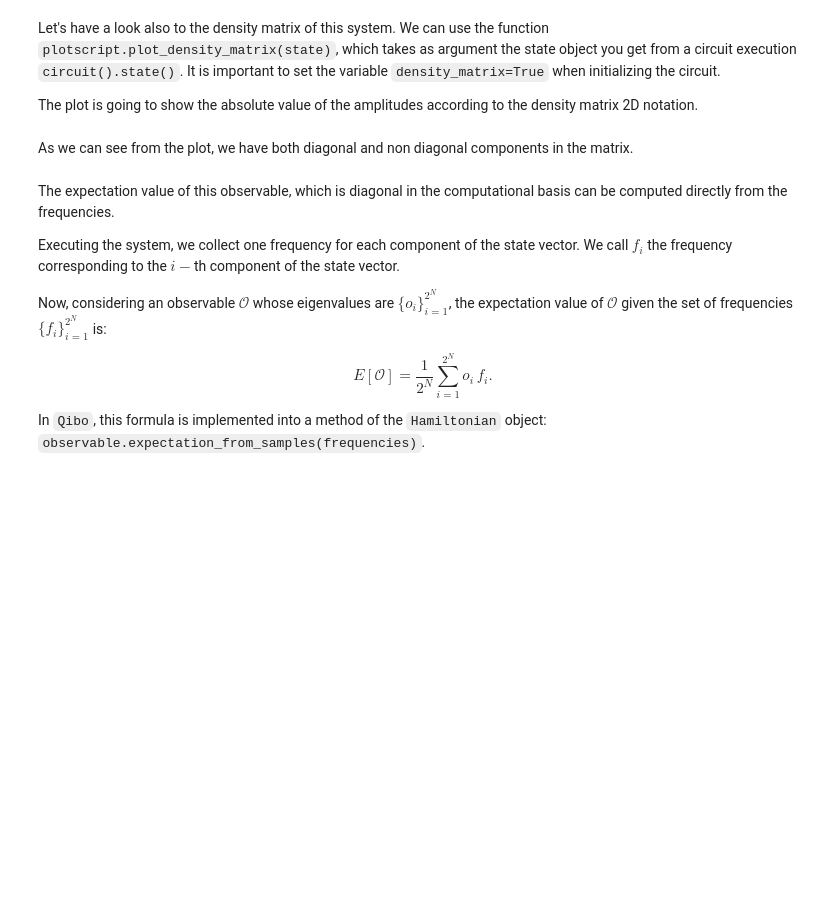
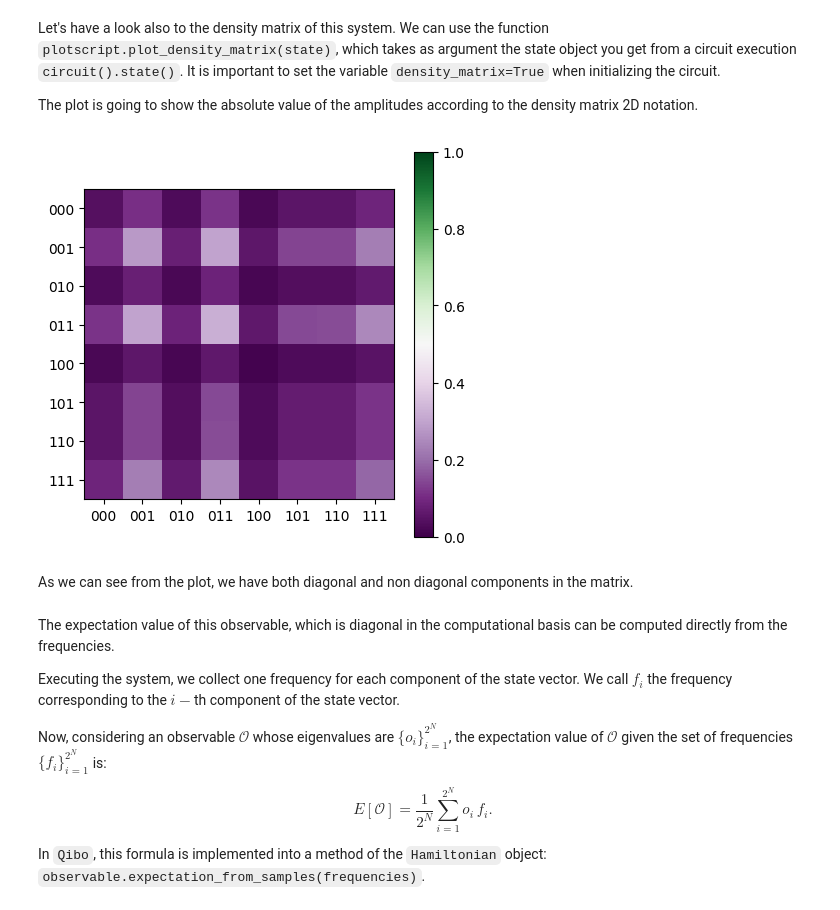
Before and after one commit to qiboteam/qiboedu, a Jupyter notebook: notebooks/Lecture6.ipynb, the cells around one changed output. Drawn from its saved outputs; the diff is of its cells as text; code cells hidden in the pictures; blank space fills up the shorter version.

```diff
--- a/notebooks/Lecture6.ipynb
+++ b/notebooks/Lecture6.ipynb
@@ -85,6 +129,9 @@ We can use the function `plotscript.plot_density_matrix(state)`, which takes as
 The plot is going to show the absolute value of the amplitudes according to the density matrix 2D notation.
 # %%
 # plot the density matrix using plotscripts.plot_density_matrix(state)
+plotscripts.plot_density_matrix(c().state())
+# %% [output]
+[figure, added]
 # %% [markdown]
 As we can see from the plot, we have both diagonal and non diagonal components in the matrix.
 # %% [markdown]
```
Also changed, not shown: parts of 17 cells of this notebook, 1 other file.
